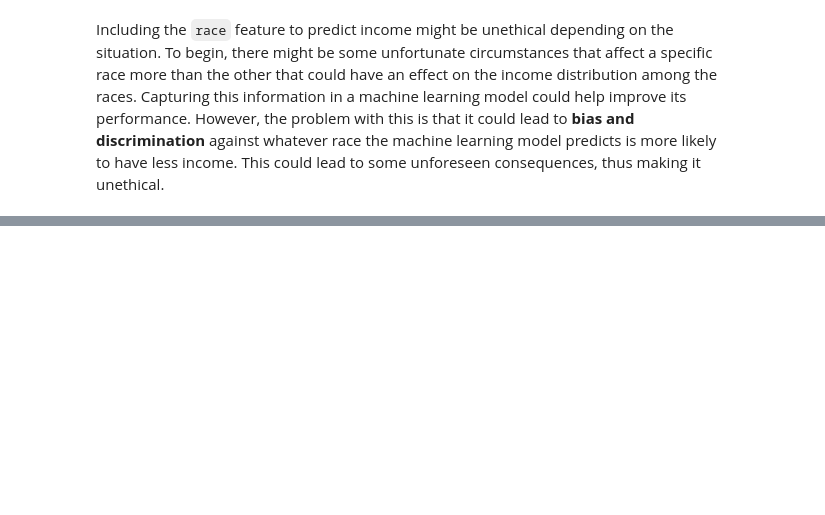
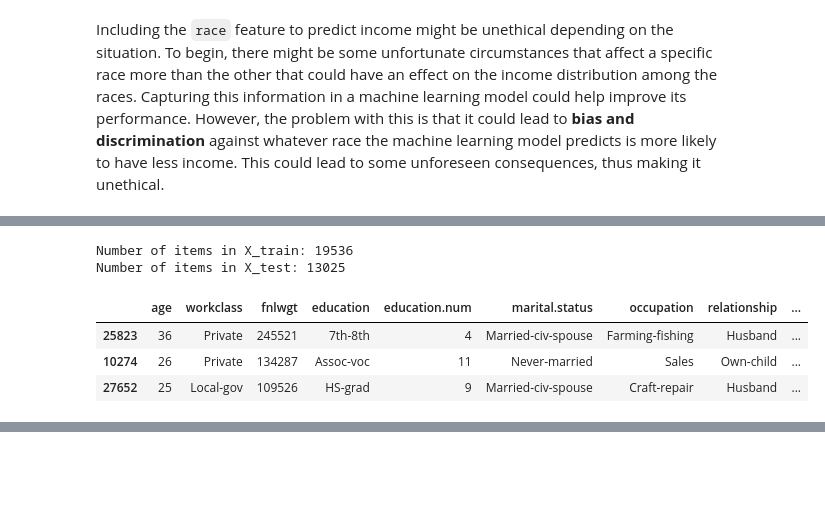
Before and after one commit to Blaise143/CPSC-330-ASSIGNMENTS, a Jupyter notebook: hw3/hw3.ipynb, the cells around one changed output, grey strips where cells are left out. Cells and saved outputs as stored; diff of their text form; code cells hidden in the pictures; blank space fills up the shorter version.

```diff
--- a/hw3/hw3.ipynb
+++ b/hw3/hw3.ipynb
@@ -295,0 +270,13 @@ target = "income"
+# %%
+X_train, y_train , X_test, y_test = train_df_nan.drop("income", axis=1), train_df_nan['income'],\
+                                    test_df_nan.drop("income", axis=1), test_df_nan['income']
+print(f"Number of items in X_train: {len(X_train)}\n"\
+      f"Number of items in X_test: {len(X_test)}")
+display(X_train.head(3))
+# %% [output]
+Number of items in X_train: 19536
+Number of items in X_test: 13025
+|  | age | workclass | fnlwgt | education | education.num | marital.status | occupation | relationship | ... |
+| 25823 | 36 | Private | 245521 | 7th-8th | 4 | Married-civ-spouse | Farming-fishing | Husband | ... |
+| 10274 | 26 | Private | 134287 | Assoc-voc | 11 | Never-married | Sales | Own-child | ... |
+| 27652 | 25 | Local-gov | 109526 | HS-grad | 9 | Married-civ-spouse | Craft-repair | Husband | ... |
```
Also changed, not shown: parts of 29 cells of this notebook.
